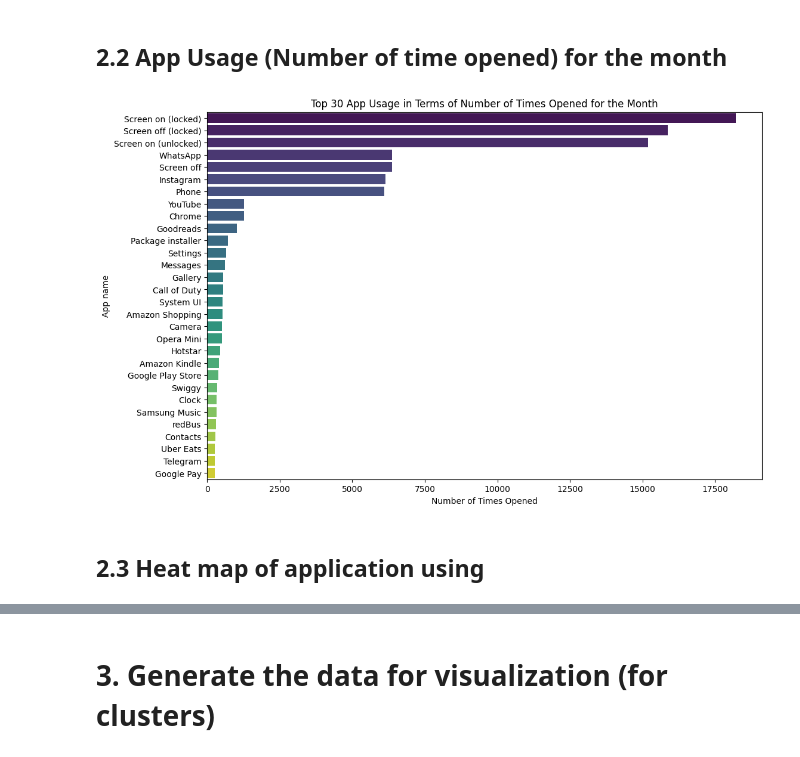
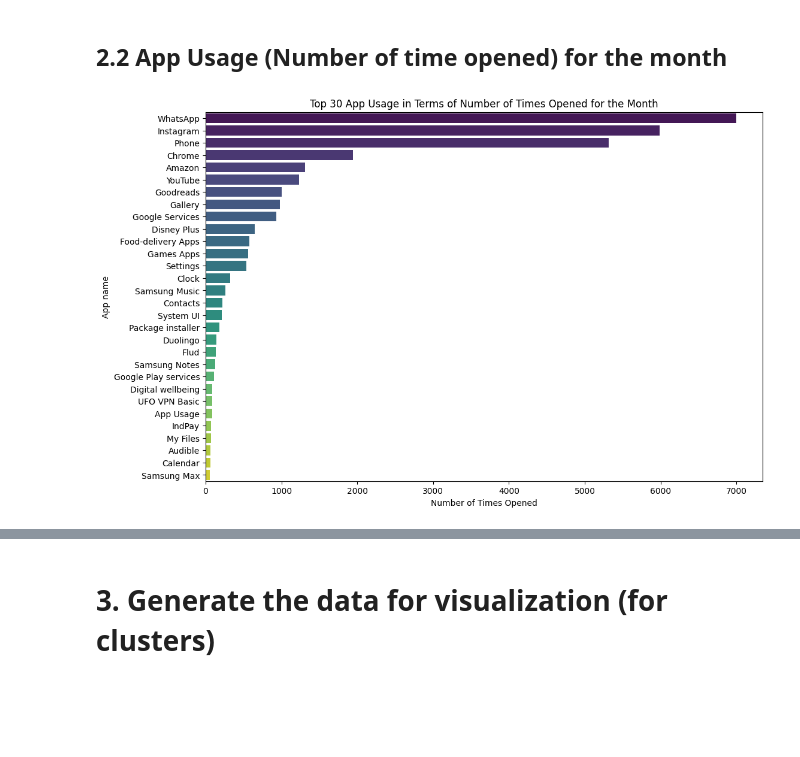
Before and after one commit to VietAnhNguyen20/MobileAppInsights, a Jupyter notebook: Data_Exploration.ipynb, the cells around one changed output, grey strips where cells are left out. Cells and saved outputs as stored; diff of their text form; code cells hidden in the pictures; blank space fills up the shorter version.

```diff
--- a/Data_Exploration.ipynb
+++ b/Data_Exploration.ipynb
@@ -81,21 +158,19 @@ See the caveats in the documentation: https://pandas.pydata.org/pandas-docs/stab
 # %% [markdown]
 ## 2.2 App Usage (Number of time opened) for the month
 # %%
-app_usage = df.groupby('App name')['Date'].count().reset_index()
+app_usage = df_apps.groupby('App name')['Date'].count().reset_index()
 app_usage = app_usage.sort_values(by='Date', ascending=False)
 top_30_apps = app_usage.head(30)
 
 # Rename the 'Date' column to 'Count' for clarity
 top_30_apps = top_30_apps.rename(columns={'Date': 'Count'})
 
 # Plotting
 plt.figure(figsize=(12, 8))
 sns.barplot(x='Count', y='App name', data=top_30_apps, hue='App name', palette='viridis', legend=False)
 plt.xlabel('Number of Times Opened')
 plt.ylabel('App name')
 plt.title('Top 30 App Usage in Terms of Number of Times Opened for the Month')
 plt.show()
 # %% [output]
-[figure, old version]
+[figure, new version]
-# %% [markdown]
-## 2.3 Heat map of application using
```
Also changed, not shown: parts of 12 cells of this notebook, 6 other files.
